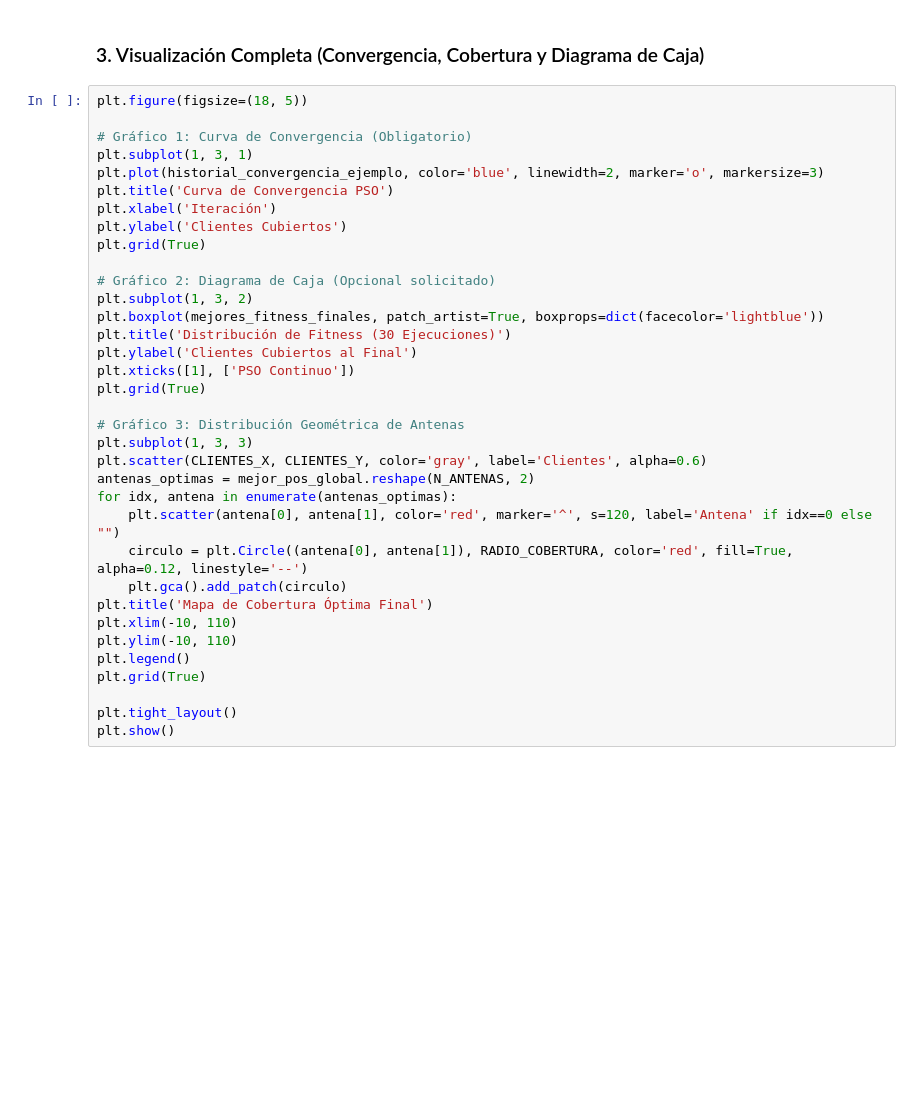
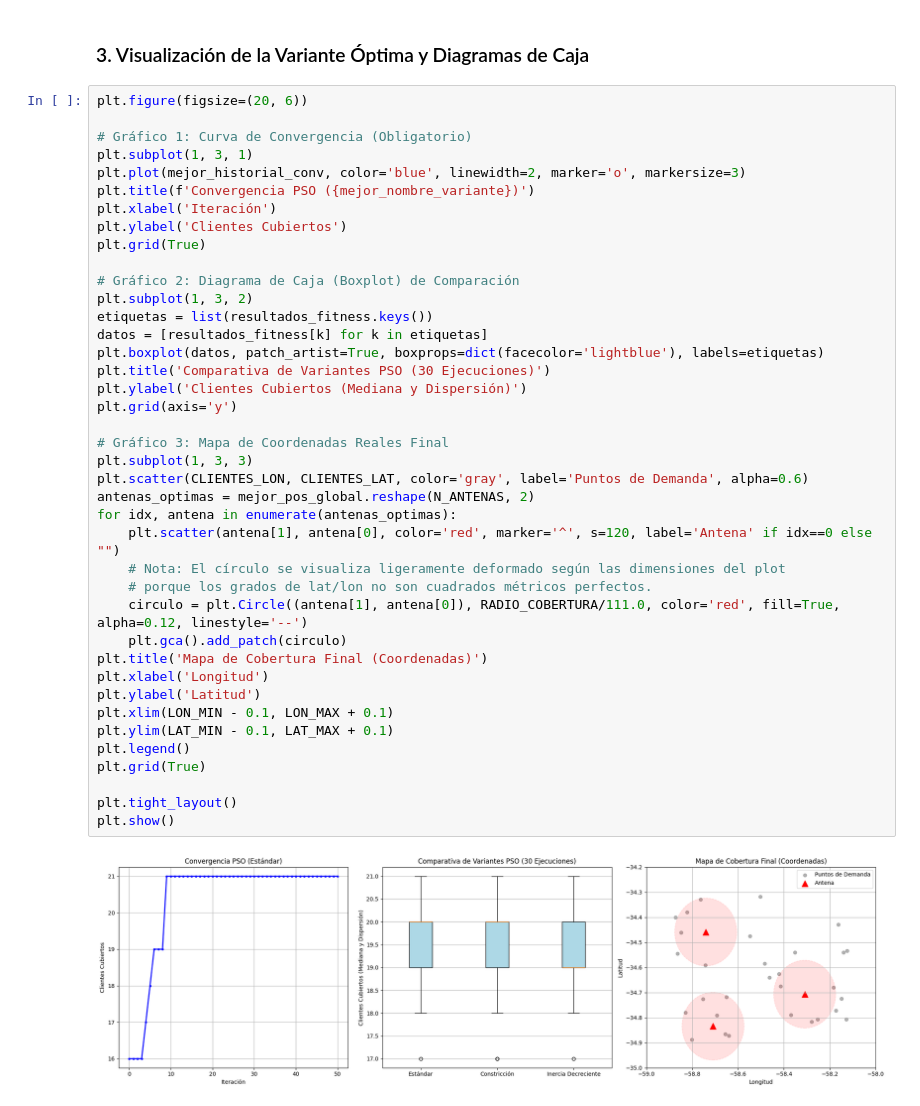
Before and after one commit to MartinAndu/AlgoritmosEvolutivos1, a Jupyter notebook: AE1.ipynb, the cells around one changed output. Saved outputs shown, nothing was run; the diff lists cells and outputs as text; blank space fills up the shorter version.

Commit message:
Cambios finales

```diff
--- a/AE1.ipynb
+++ b/AE1.ipynb
@@ -88,37 +130,44 @@ print(f"Pruebas completadas. Mejor cobertura absoluta: {abs(mejor_fitness_global
 # %% [markdown]
-### 3. Visualización Completa (Convergencia, Cobertura y Diagrama de Caja)
+### 3. Visualización de la Variante Óptima y Diagramas de Caja
 # %%
-plt.figure(figsize=(18, 5))
+plt.figure(figsize=(20, 6))
 
 # Gráfico 1: Curva de Convergencia (Obligatorio)
 plt.subplot(1, 3, 1)
-plt.plot(historial_convergencia_ejemplo, color='blue', linewidth=2, marker='o', markersize=3)
-plt.title('Curva de Convergencia PSO')
+plt.plot(mejor_historial_conv, color='blue', linewidth=2, marker='o', markersize=3)
+plt.title(f'Convergencia PSO ({mejor_nombre_variante})')
 plt.xlabel('Iteración')
 plt.ylabel('Clientes Cubiertos')
 plt.grid(True)
 
-# Gráfico 2: Diagrama de Caja (Opcional solicitado)
+# Gráfico 2: Diagrama de Caja (Boxplot) de Comparación
 plt.subplot(1, 3, 2)
-plt.boxplot(mejores_fitness_finales, patch_artist=True, boxprops=dict(facecolor='lightblue'))
-plt.title('Distribución de Fitness (30 Ejecuciones)')
-plt.ylabel('Clientes Cubiertos al Final')
-plt.xticks([1], ['PSO Continuo'])
-plt.grid(True)
+etiquetas = list(resultados_fitness.keys())
+datos = [resultados_fitness[k] for k in etiquetas]
+plt.boxplot(datos, patch_artist=True, boxprops=dict(facecolor='lightblue'), labels=etiquetas)
+plt.title('Comparativa de Variantes PSO (30 Ejecuciones)')
+plt.ylabel('Clientes Cubiertos (Mediana y Dispersión)')
+plt.grid(axis='y')
 
-# Gráfico 3: Distribución Geométrica de Antenas
+# Gráfico 3: Mapa de Coordenadas Reales Final
 plt.subplot(1, 3, 3)
-plt.scatter(CLIENTES_X, CLIENTES_Y, color='gray', label='Clientes', alpha=0.6)
+plt.scatter(CLIENTES_LON, CLIENTES_LAT, color='gray', label='Puntos de Demanda', alpha=0.6)
 antenas_optimas = mejor_pos_global.reshape(N_ANTENAS, 2)
 for idx, antena in enumerate(antenas_optimas):
-    plt.scatter(antena[0], antena[1], color='red', marker='^', s=120, label='Antena' if idx==0 else "")
-    circulo = plt.Circle((antena[0], antena[1]), RADIO_COBERTURA, color='red', fill=True, alpha=0.12, linestyle='--')
+    plt.scatter(antena[1], antena[0], color='red', marker='^', s=120, label='Antena' if idx==0 else "")
+    # Nota: El círculo se visualiza ligeramente deformado según las dimensiones del plot
+    # porque los grados de lat/lon no son cuadrados métricos perfectos.
+    circulo = plt.Circle((antena[1], antena[0]), RADIO_COBERTURA/111.0, color='red', fill=True, alpha=0.12, linestyle='--')
     plt.gca().add_patch(circulo)
-plt.title('Mapa de Cobertura Óptima Final')
-plt.xlim(-10, 110)
-plt.ylim(-10, 110)
+plt.title('Mapa de Cobertura Final (Coordenadas)')
+plt.xlabel('Longitud')
+plt.ylabel('Latitud')
+plt.xlim(LON_MIN - 0.1, LON_MAX + 0.1)
+plt.ylim(LAT_MIN - 0.1, LAT_MAX + 0.1)
 plt.legend()
 plt.grid(True)
 
 plt.tight_layout()
 plt.show()
+# %% [output]
+[figure, added]
```
Also changed, not shown: parts of 5 cells of this notebook, 1 other file.
